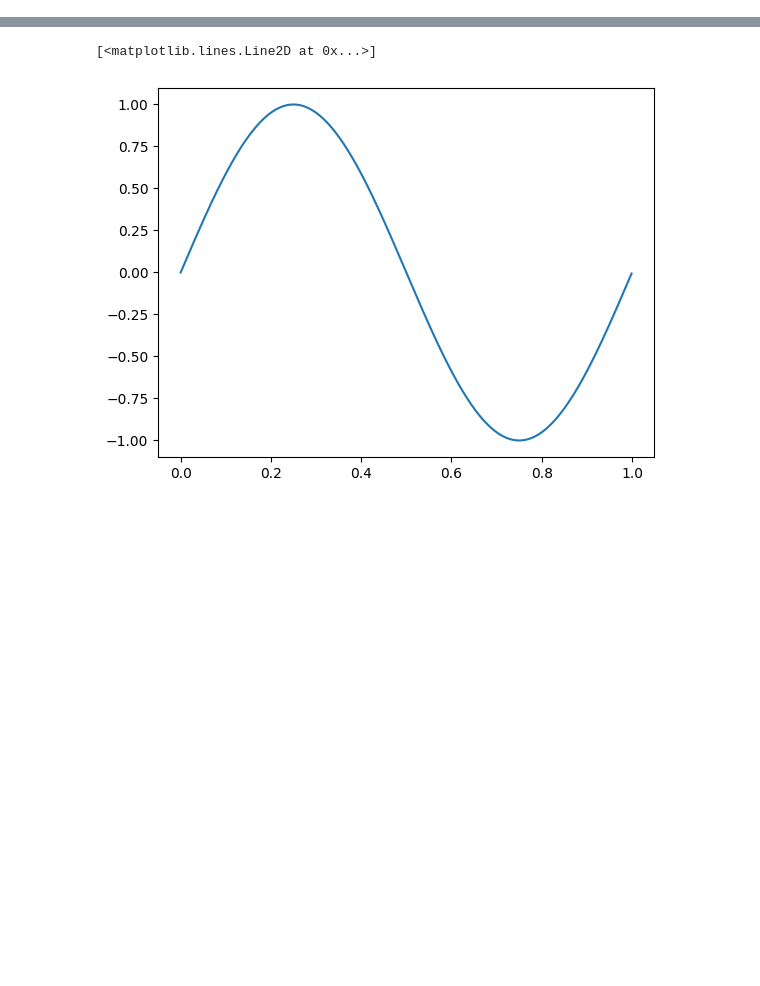
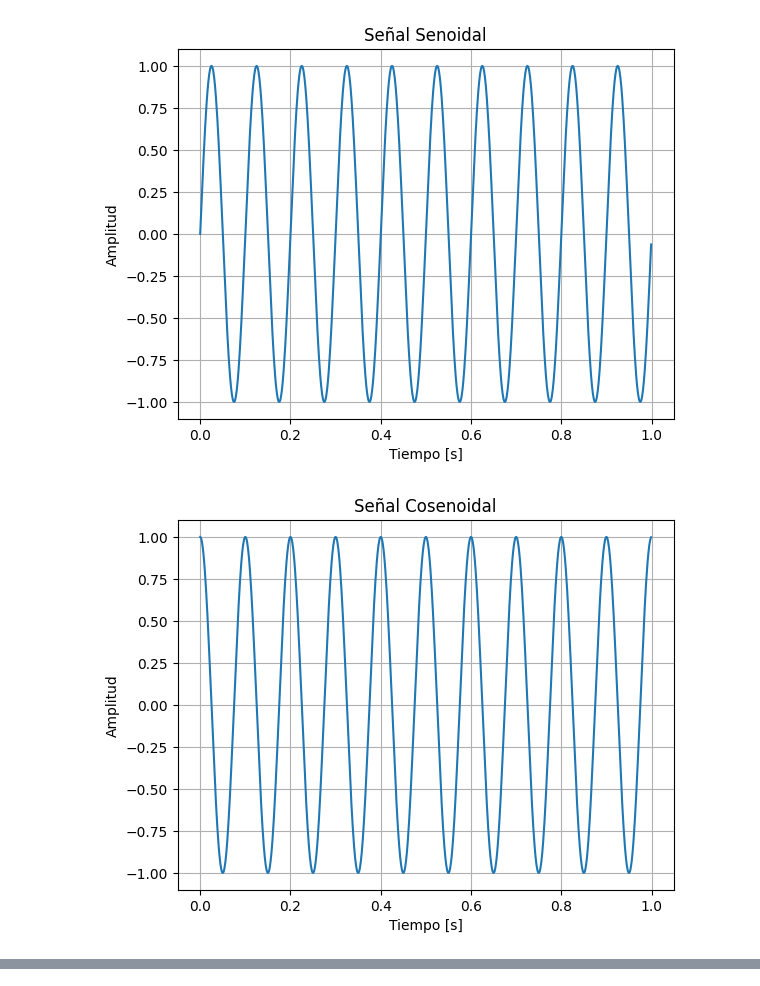
Before and after one commit to joacocibeira/PDS, a Jupyter notebook: tp_01/ts1.ipynb, the cells around one changed output, grey strips where cells are left out. Saved outputs shown, nothing was run; the diff lists cells and outputs as text; code cells hidden in the pictures; blank space fills up the shorter version.

```diff
--- a/tp_01/ts1.ipynb
+++ b/tp_01/ts1.ipynb
@@ -137,11 +137,11 @@ def mi_funcion_diente_de_sierra(vmax: float, dc: float, ff: float, ph: float, nn
 import matplotlib.pyplot as plt
 
 # Señales generadas previamente
-tt, sin = mi_funcion_sen(vmax=1, dc=0, ff=1, ph=0, nn=1000, fs=1000)
-tt, cos = mi_funcion_cos(vmax=1, dc=0, ff=1, ph=0, nn=1000, fs=1000)
-tt, sierra = mi_funcion_diente_de_sierra(vmax=1, dc=0, ff=1, ph=0, nn=1000, fs=1000)
-tt, triangular = mi_funcion_triangular(vmax=1, dc=0, ff=1, ph=0, nn=1000, fs=1000)
-tt, cuadrada = mi_funcion_cuadrada(vmax=1, dc=0, ff=1, ph=0, nn=1000, fs=1000)
+tt, sin = mi_funcion_sen(vmax=1, dc=0, ff=10, ph=0, nn=1000, fs=1000)
+tt, cos = mi_funcion_cos(vmax=1, dc=0, ff=10, ph=0, nn=1000, fs=1000)
+tt, sierra = mi_funcion_diente_de_sierra(vmax=1, dc=0, ff=10, ph=0, nn=1000, fs=1000)
+tt, triangular = mi_funcion_triangular(vmax=1, dc=0, ff=10, ph=0, nn=1000, fs=1000)
+tt, cuadrada = mi_funcion_cuadrada(vmax=1, dc=0, ff=10, ph=0, nn=1000, fs=1000)
 
 
 plt.figure()
@@ -153,30 +153,33 @@ plt.grid(True)
 
 plt.figure()
 plt.plot(tt, cos)
 plt.title('Señal Cosenoidal')
 plt.xlabel('Tiempo [s]')
 plt.ylabel('Amplitud')
 plt.grid(True)
 
 plt.figure()
 plt.plot(tt, sierra)
 plt.title('Señal de Diente de Sierra')
 plt.xlabel('Tiempo [s]')
 plt.ylabel('Amplitud')
 plt.grid(True)
 
 plt.figure()
 plt.plot(tt, triangular)
 plt.title('Señal Triangular')
 plt.xlabel('Tiempo [s]')
 plt.ylabel('Amplitud')
 plt.grid(True)
 
 plt.figure()
 plt.plot(tt, cuadrada)
 plt.title('Señal Cuadrada')
 plt.xlabel('Tiempo [s]')
 plt.ylabel('Amplitud')
 plt.grid(True)
 
 plt.show()
+# %% [output]
+[figure, added]
+[figure, added]
@@ -183,5 +188,0 @@ plt.show()
-# %%
-plt.plot(tt, xx)
-# %% [output]
-[<matplotlib.lines.Line2D at 0x...>]
-[figure, removed]
```
Also changed, not shown: parts of 1 cell of this notebook.
